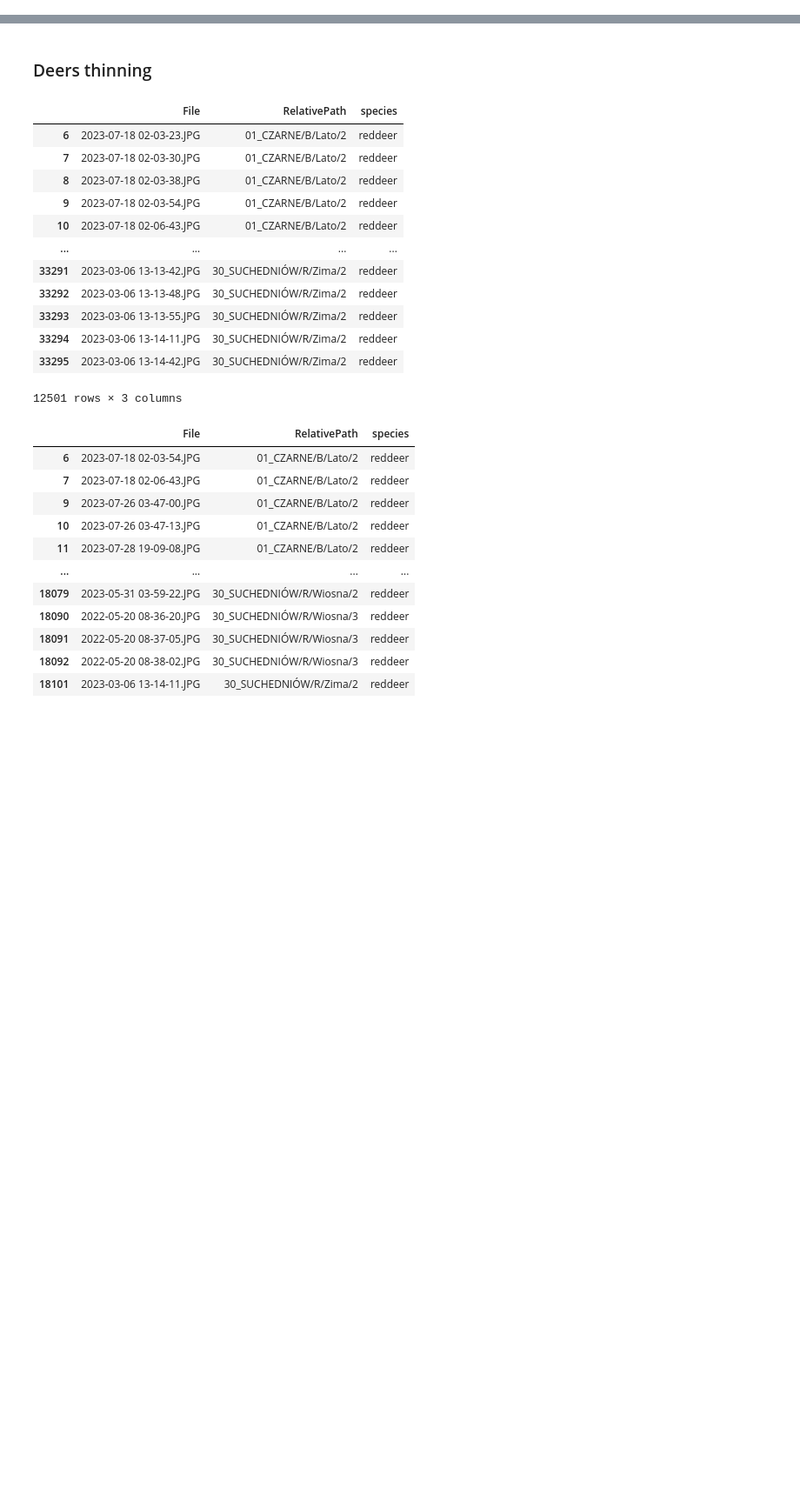
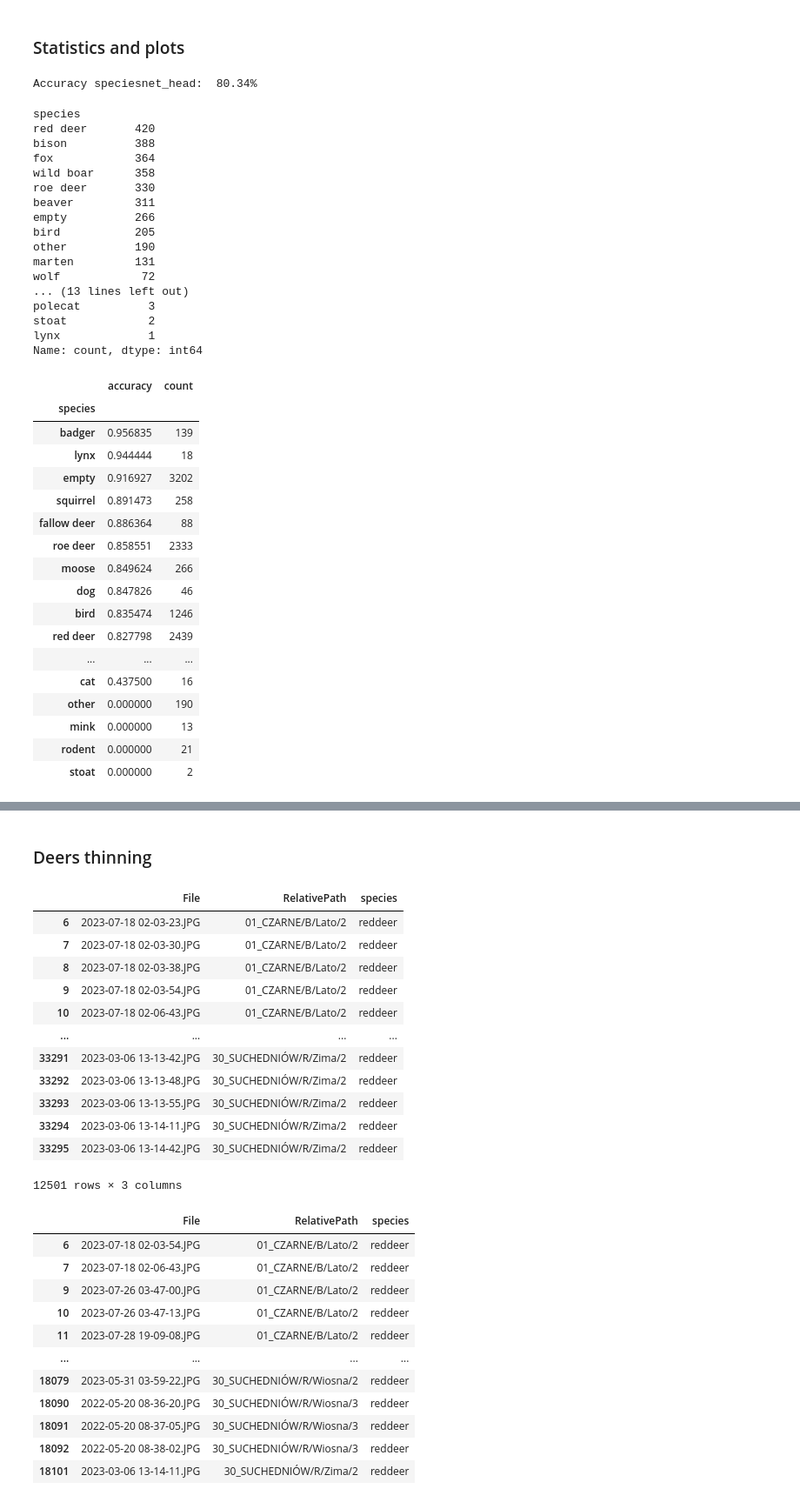
Before and after one commit to PLKplkPLK/mgr, a Jupyter notebook: evaluate_model.ipynb, the cells around one changed output, grey strips where cells are left out. Shown: that part at 87% size. Drawn from its saved outputs; the diff is of its cells as text; code cells hidden in the pictures; blank space fills up the shorter version.

```diff
--- a/evaluate_model.ipynb
+++ b/evaluate_model.ipynb
@@ -91,0 +93,2 @@ def cropSquareCVtoPIL(imagecv, box):
+# %% [markdown]
+### Statistics and plots
@@ -91,0 +104,54 @@ def cropSquareCVtoPIL(imagecv, box):
+# %%
+N = len(merged_no_empty)
+n_model_correct = np.sum(merged_no_empty.model_correct)
+
+print(f'Accuracy {MODEL_NAME}: {100 * n_model_correct / N: .2f}%')
+
+display(merged_no_empty[~merged_no_empty.model_correct].species.value_counts())
+
+accuracy_per_species = (
+    merged_no_empty.groupby('species')
+      .agg(
+          accuracy=('model_correct', 'mean'),  # mean(True/False)
+          count=('model_correct', 'size')      # number of samples
+      )
+      .sort_values('accuracy', ascending=False)
+)
+display(accuracy_per_species)
+# %% [output]
+Accuracy speciesnet_head:  80.34%
+species
+red deer       420
+bison          388
+fox            364
+wild boar      358
+roe deer       330
+beaver         311
+empty          266
+bird           205
+other          190
+marten         131
+wolf            72
+... (13 lines left out)
+polecat          3
+stoat            2
+lynx             1
+Name: count, dtype: int64
+|  | accuracy | count |
+| species |  |  |
+| badger | 0.956835 | 139 |
+| lynx | 0.944444 | 18 |
+| empty | 0.916927 | 3202 |
+| squirrel | 0.891473 | 258 |
+| fallow deer | 0.886364 | 88 |
+| roe deer | 0.858551 | 2333 |
+| moose | 0.849624 | 266 |
+| dog | 0.847826 | 46 |
+| bird | 0.835474 | 1246 |
+| red deer | 0.827798 | 2439 |
+| ... | ... | ... |
+| cat | 0.437500 | 16 |
+| other | 0.000000 | 190 |
+| mink | 0.000000 | 13 |
+| rodent | 0.000000 | 21 |
+| stoat | 0.000000 | 2 |
```
Also changed, not shown: parts of 10 cells of this notebook, 13 other files.
